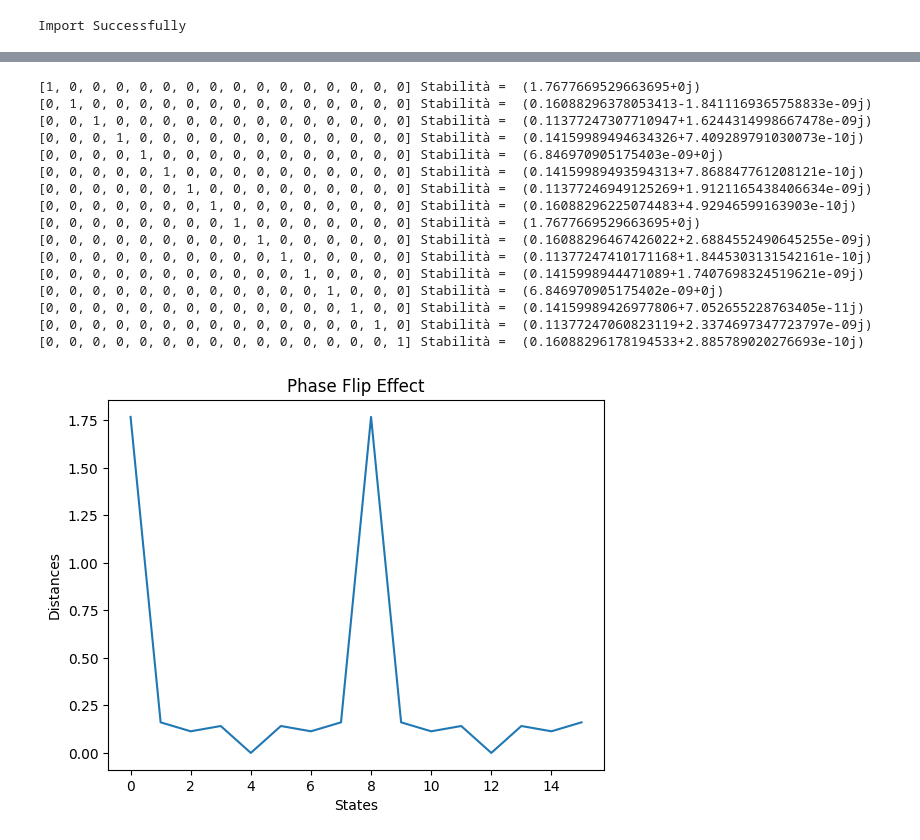
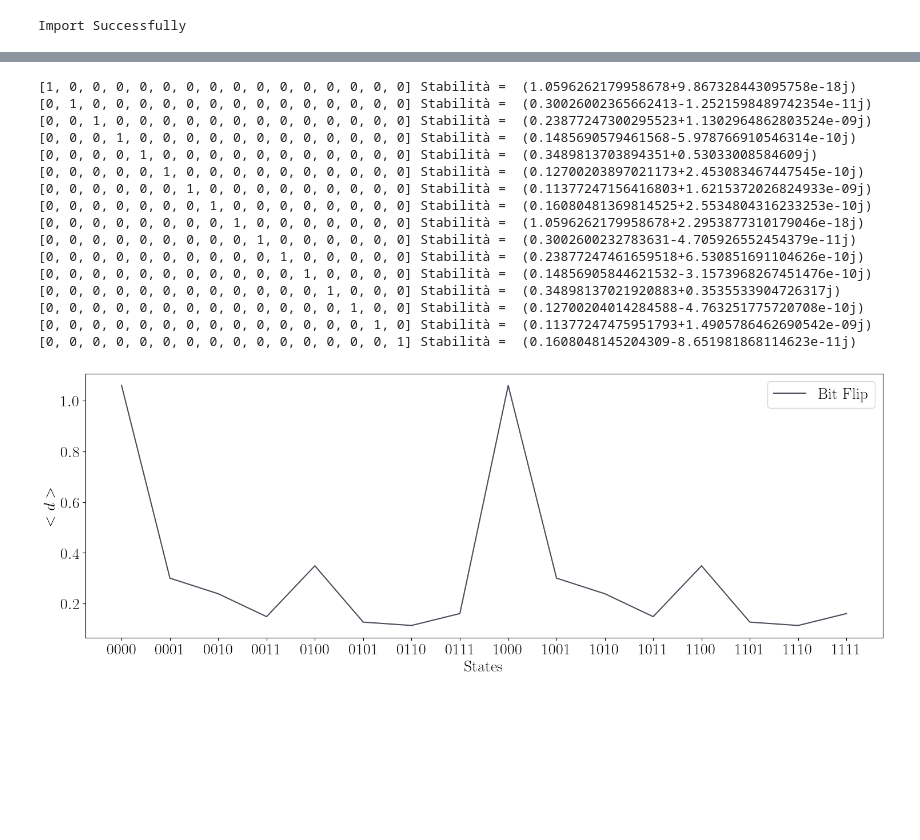
Before and after one commit to gjuls/shor_algorithm, a Jupyter notebook: QFT_mean_error.ipynb, the cells around one changed output, grey strips where cells are left out. Cells and saved outputs as stored; diff of their text form; code cells hidden in the pictures; blank space fills up the shorter version.

```diff
--- a/QFT_mean_error.ipynb
+++ b/QFT_mean_error.ipynb
@@ -94,16 +86,17 @@ def errori(circuit, position):
     epsilon = 1
     extracted = random.uniform(0, 1)
     if (extracted < epsilon):
-        circuit.z(position)                            #change the type of error here!
-###########################################################
+        circuit.x(position)                            #<-----------------change the type of error here!
 
 
-qubits = 4                      #dimensione sistema
+qubits = 4
+
+
 label = [0]*(2**qubits)
 register = QuantumRegister(qubits)
 risultato = []
 distanze = []
-grafico = []
+data = []
 
 for stato in range(2**qubits):
 
@@ -126,7 +119,7 @@ for stato in range(2**qubits):
     density_matrix_ideal = 0
     density_matrix_ideal = results.data().get('density_matrix')
     density_matrix_ideal = np.asarray(density_matrix_ideal)
-    #print(density_matrix_ideal)
+
 
     for case in range(1, 5):
         for position in range(qubits):
@@ -157,38 +150,55 @@ for stato in range(2**qubits):
                 distanza = rad.trace()/2
                 risultato.append(distanza)
 
-                #print(label, case, position, distanza)
-
                 distanza = 0
                 diff = 0
                 density_matrix = 0
                 results = 0
     print(label , 'Stabilità = ', sum(risultato)/(qubits**2) )
-    grafico.append(sum(risultato)/(qubits**2))
+    data.append(sum(risultato)/(qubits**2))
     label = [0]*(2**qubits)
     risultato = [0]
 # %% [output]
-[1, 0, 0, 0, 0, 0, 0, 0, 0, 0, 0, 0, 0, 0, 0, 0] Stabilità =  (1.7677669529663695+0j)
-[0, 1, 0, 0, 0, 0, 0, 0, 0, 0, 0, 0, 0, 0, 0, 0] Stabilità =  (0.16088296378053413-1.8411169365758833e-09j)
-[0, 0, 1, 0, 0, 0, 0, 0, 0, 0, 0, 0, 0, 0, 0, 0] Stabilità =  (0.11377247307710947+1.6244314998667478e-09j)
-[0, 0, 0, 1, 0, 0, 0, 0, 0, 0, 0, 0, 0, 0, 0, 0] Stabilità =  (0.14159989494634326+7.409289791030073e-10j)
-[0, 0, 0, 0, 1, 0, 0, 0, 0, 0, 0, 0, 0, 0, 0, 0] Stabilità =  (6.846970905175403e-09+0j)
-[0, 0, 0, 0, 0, 1, 0, 0, 0, 0, 0, 0, 0, 0, 0, 0] Stabilità =  (0.14159989493594313+7.868847761208121e-10j)
-[0, 0, 0, 0, 0, 0, 1, 0, 0, 0, 0, 0, 0, 0, 0, 0] Stabilità =  (0.11377246949125269+1.9121165438406634e-09j)
-[0, 0, 0, 0, 0, 0, 0, 1, 0, 0, 0, 0, 0, 0, 0, 0] Stabilità =  (0.16088296225074483+4.92946599163903e-10j)
-[0, 0, 0, 0, 0, 0, 0, 0, 1, 0, 0, 0, 0, 0, 0, 0] Stabilità =  (1.7677669529663695+0j)
-[0, 0, 0, 0, 0, 0, 0, 0, 0, 1, 0, 0, 0, 0, 0, 0] Stabilità =  (0.16088296467426022+2.6884552490645255e-09j)
-[0, 0, 0, 0, 0, 0, 0, 0, 0, 0, 1, 0, 0, 0, 0, 0] Stabilità =  (0.11377247410171168+1.8445303131542161e-10j)
-[0, 0, 0, 0, 0, 0, 0, 0, 0, 0, 0, 1, 0, 0, 0, 0] Stabilità =  (0.1415998944471089+1.7407698324519621e-09j)
-[0, 0, 0, 0, 0, 0, 0, 0, 0, 0, 0, 0, 1, 0, 0, 0] Stabilità =  (6.846970905175402e-09+0j)
-[0, 0, 0, 0, 0, 0, 0, 0, 0, 0, 0, 0, 0, 1, 0, 0] Stabilità =  (0.14159989426977806+7.052655228763405e-11j)
-[0, 0, 0, 0, 0, 0, 0, 0, 0, 0, 0, 0, 0, 0, 1, 0] Stabilità =  (0.11377247060823119+2.3374697347723797e-09j)
-[0, 0, 0, 0, 0, 0, 0, 0, 0, 0, 0, 0, 0, 0, 0, 1] Stabilità =  (0.16088296178194533+2.885789020276693e-10j)
+[1, 0, 0, 0, 0, 0, 0, 0, 0, 0, 0, 0, 0, 0, 0, 0] Stabilità =  (1.0596262179958678+9.867328443095758e-18j)
+[0, 1, 0, 0, 0, 0, 0, 0, 0, 0, 0, 0, 0, 0, 0, 0] Stabilità =  (0.30026002365662413-1.2521598489742354e-11j)
+[0, 0, 1, 0, 0, 0, 0, 0, 0, 0, 0, 0, 0, 0, 0, 0] Stabilità =  (0.23877247300295523+1.1302964862803524e-09j)
+[0, 0, 0, 1, 0, 0, 0, 0, 0, 0, 0, 0, 0, 0, 0, 0] Stabilità =  (0.1485690579461568-5.978766910546314e-10j)
+[0, 0, 0, 0, 1, 0, 0, 0, 0, 0, 0, 0, 0, 0, 0, 0] Stabilità =  (0.3489813703894351+0.53033008584609j)
+[0, 0, 0, 0, 0, 1, 0, 0, 0, 0, 0, 0, 0, 0, 0, 0] Stabilità =  (0.12700203897021173+2.453083467447545e-10j)
+[0, 0, 0, 0, 0, 0, 1, 0, 0, 0, 0, 0, 0, 0, 0, 0] Stabilità =  (0.11377247156416803+1.6215372026824933e-09j)
+[0, 0, 0, 0, 0, 0, 0, 1, 0, 0, 0, 0, 0, 0, 0, 0] Stabilità =  (0.16080481369814525+2.5534804316233253e-10j)
+[0, 0, 0, 0, 0, 0, 0, 0, 1, 0, 0, 0, 0, 0, 0, 0] Stabilità =  (1.0596262179958678+2.2953877310179046e-18j)
+[0, 0, 0, 0, 0, 0, 0, 0, 0, 1, 0, 0, 0, 0, 0, 0] Stabilità =  (0.3002600232783631-4.705926552454379e-11j)
+[0, 0, 0, 0, 0, 0, 0, 0, 0, 0, 1, 0, 0, 0, 0, 0] Stabilità =  (0.23877247461659518+6.530851691104626e-10j)
+[0, 0, 0, 0, 0, 0, 0, 0, 0, 0, 0, 1, 0, 0, 0, 0] Stabilità =  (0.14856905844621532-3.1573968267451476e-10j)
+[0, 0, 0, 0, 0, 0, 0, 0, 0, 0, 0, 0, 1, 0, 0, 0] Stabilità =  (0.34898137021920883+0.3535533904726317j)
+[0, 0, 0, 0, 0, 0, 0, 0, 0, 0, 0, 0, 0, 1, 0, 0] Stabilità =  (0.12700204014284588-4.763251775720708e-10j)
+[0, 0, 0, 0, 0, 0, 0, 0, 0, 0, 0, 0, 0, 0, 1, 0] Stabilità =  (0.11377247475951793+1.4905786462690542e-09j)
+[0, 0, 0, 0, 0, 0, 0, 0, 0, 0, 0, 0, 0, 0, 0, 1] Stabilità =  (0.1608048145204309-8.651981868114623e-11j)
 # %%
+import matplotlib.pyplot as plt
+plt.rc('figure', figsize=(18, 6))
+params = {'text.usetex' : True, 'font.size' : 20, 'font.family' : 'serif'}
+plt.rcParams.update(params)
+n = qubits
+row = []
+xs = []
+for i in range(2**n):
+    tmp = '{0:0b}'.format(i)
+    tmp_list = [int(x) for x in tmp]
+    while len(tmp_list) != n:
+        tmp_list.insert(0, 0)
+    tmp_final = ''.join(map(str, tmp_list))
+    row.append(tmp_final)
+    xs.append(i)
+
+row_labels = row
+plt.xticks(xs, row_labels)
+
 plt.xlabel('States')
-plt.ylabel('Distances')
-plt.title('Phase Flip Effect')
-plt.plot(grafico)
-plt.savefig('phase_flip_effect.pdf', format = 'pdf')
+plt.ylabel(r"$<d>$")
+plt.plot(data, color = '#4C495A', label = 'Bit Flip')
+plt.legend()
+plt.savefig('QFT_mean_errorsBIT.pdf', format = 'pdf')
 # %% [output]
-[figure, old version]
+[figure, new version]
```
Also changed, not shown: parts of 4 cells of this notebook, 2 other files.
